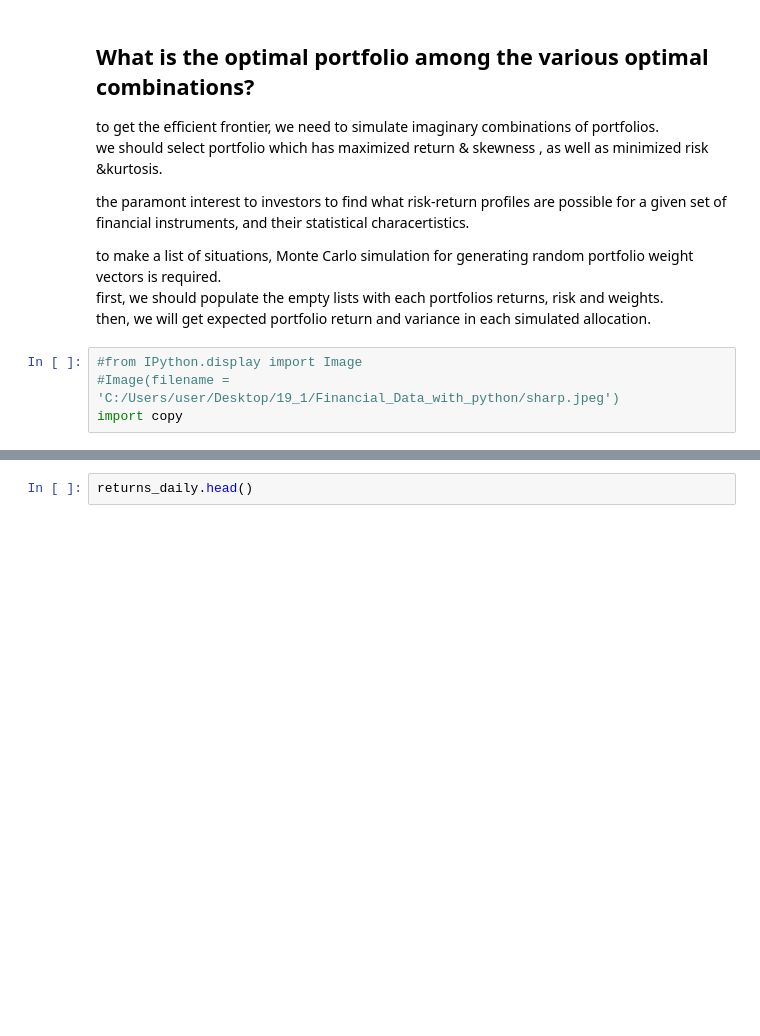
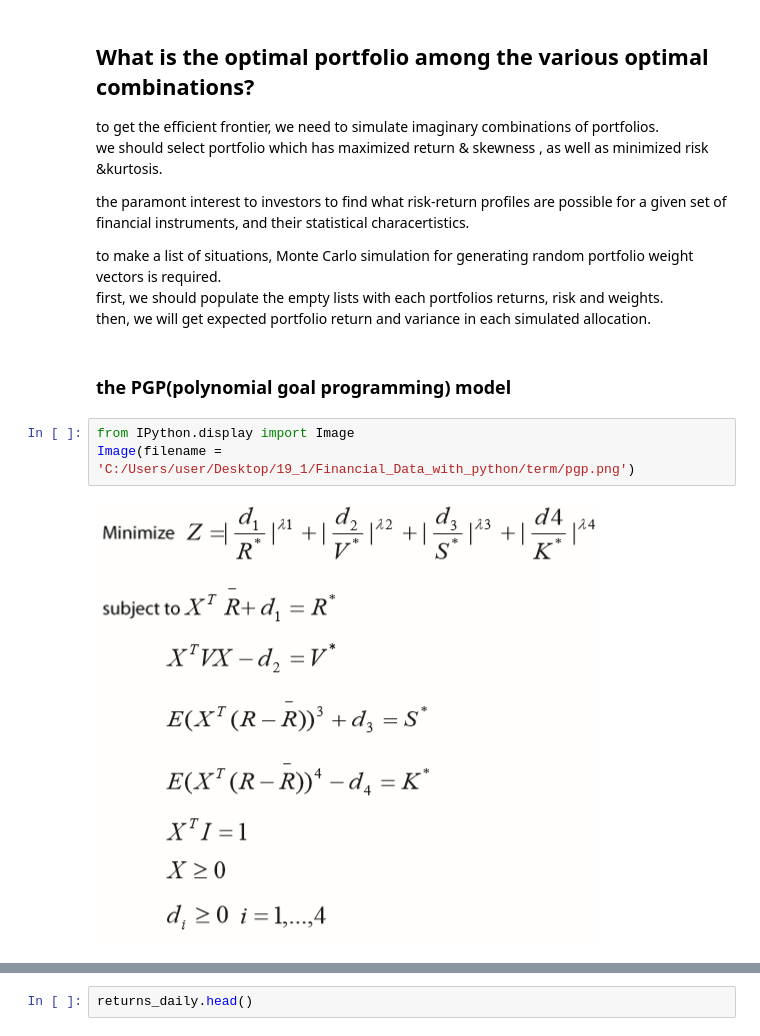
Before and after one commit to janeshin059/Portfolio_optimization, a Jupyter notebook: portfolio optimization.ipynb, the cells around one changed output, grey strips where cells are left out. Cells and saved outputs as stored; diff of their text form; blank space fills up the shorter version.

```diff
--- a/portfolio optimization.ipynb
+++ b/portfolio optimization.ipynb
@@ -67,7 +47,10 @@ the paramont interest to investors to find what risk-return profiles are possibl
 to make a list of situations, Monte Carlo simulation for generating random portfolio weight vectors is required.
 first, we should populate the empty lists with each portfolios returns, risk and weights.
 then, we will get expected portfolio return and variance in each simulated allocation.
+# %% [markdown]
+### the PGP(polynomial goal programming) model
 # %%
-#from IPython.display import Image
-#Image(filename = 'C:/Users/user/Desktop/19_1/Financial_Data_with_python/sharp.jpeg')
-import copy
+from IPython.display import Image
+Image(filename = 'C:/Users/user/Desktop/19_1/Financial_Data_with_python/term/pgp.png')
+# %% [output]
+[figure, added]
```
Also changed, not shown: parts of 28 cells of this notebook.
